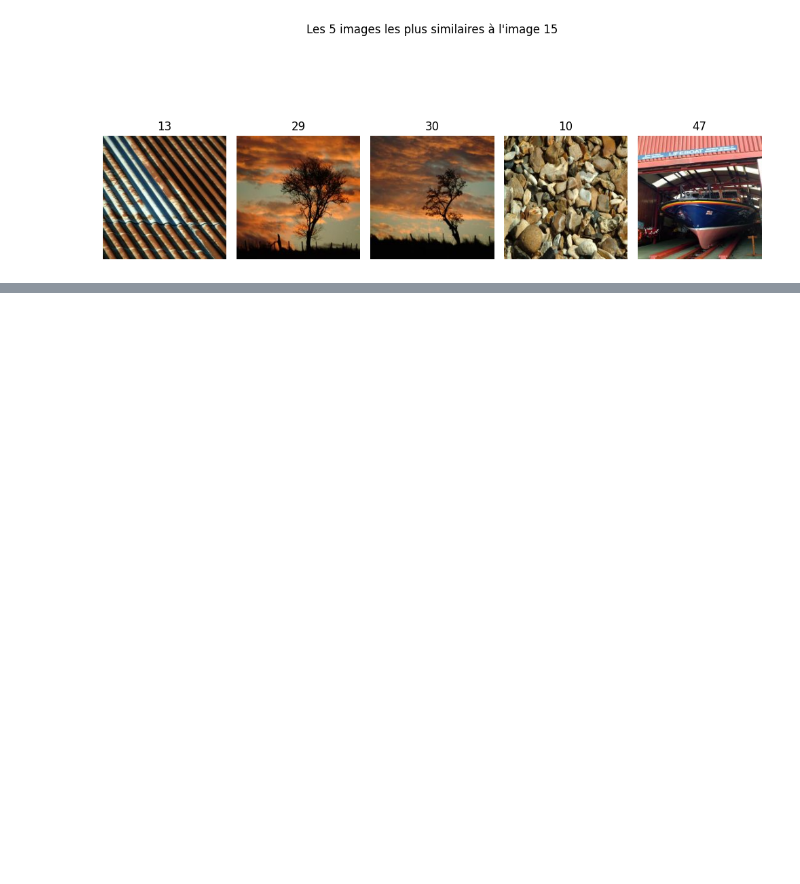
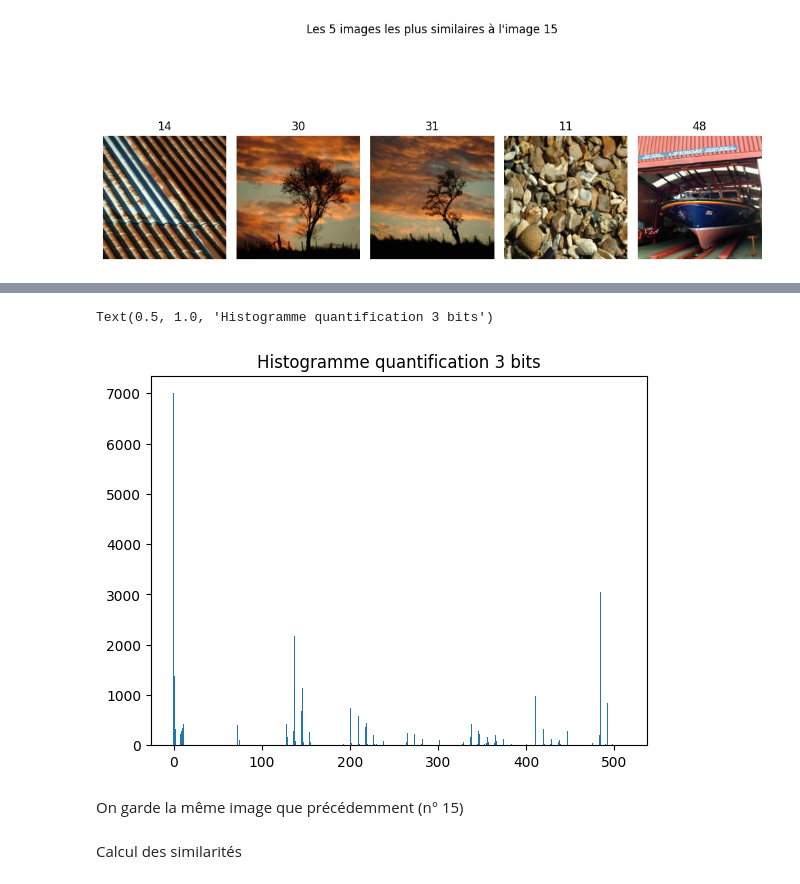
Before and after one commit to kkodjovi/Indexation-d-images-par-la-couleur, a Jupyter notebook: Indexation_couleur.ipynb, the cells around one changed output, grey strips where cells are left out. Saved outputs shown, nothing was run; the diff lists cells and outputs as text; code cells hidden in the pictures; blank space fills up the shorter version.

Commit message:
comparaison quantification sur 3 bits

```diff
--- a/Indexation_couleur.ipynb
+++ b/Indexation_couleur.ipynb
@@ -162,6 +162,6 @@ plus_fortes = sorted(liste_similarite.items(), key=lambda x: x[1], reverse=True)
 top10 = plus_fortes[:5] # 5 images les plus similaires à l'image num_image
 indices_simi = []
 for idx, val in top10:
-    indices_simi.append(idx)
-    print(f"Image {idx} : similarité = {val:.2f}")
+    indices_simi.append(idx+1)
+    print(f"Image {idx+1} : similarité = {val:.2f}")
 # %% [output]
@@ -190,7 +190,7 @@ plt.suptitle(f"Les {5} images les plus similaires à l'image {num_image}")
 for i in range(len(indices_simi)):
     figure.add_subplot(rows, cols, i+1)
     plt.title(indices_simi[i])
-    img = plt.imread(f'Images/Images/{str(indices_simi[i]+1).zfill(2)}.jpg')
+    img = plt.imread(f'Images/Images/{str(indices_simi[i]).zfill(2)}.jpg')
     plt.imshow(img)
     plt.axis("off")
 
@@ -202,0 +205,20 @@ L'image la plus similaire, l'image 13 est très similaire à l'image 15. Il s'ag
+# %%
+
+def quantification3(img):
+    bit7_rouge = (np.bitwise_and(img[:,:,0],128)/128)*2**8
+    bit6_rouge = (np.bitwise_and(img[:,:,0],64)/64)*2**7
+    bit5_rouge = (np.bitwise_and(img[:,:,0],32)/32)*2**6
+    bit7_vert = (np.bitwise_and(img[:,:,1],128)/128)*2**5
+    bit6_vert = (np.bitwise_and(img[:,:,1],64)/64)*2**4
+    bit5_vert = (np.bitwise_and(img[:,:,1],32)/32)*2**3
+    bit7_bleu = (np.bitwise_and(img[:,:,2],128)/128)*2**2
+    bit6_bleu = (np.bitwise_and(img[:,:,2],64)/64)*2**1
+    bit5_bleu = (np.bitwise_and(img[:,:,2],32)/32)*2**0
+    img = bit7_rouge+bit6_rouge+bit5_rouge+bit7_vert+bit6_vert+bit5_vert+bit7_bleu+bit6_bleu+bit5_bleu
+    return img
+
+# application de la fonction
+q_img = quantification3(img)
+
+
+np.unique(q_img)
@@ -202,0 +242,11 @@ L'image la plus similaire, l'image 13 est très similaire à l'image 15. Il s'ag
+# %%
+def histogramme3(img):
+    histogramme = [0]*512  # 64 cases initialisées à zéro
+
+    # parcours des pixels et comptage des occurences
+    for i in range(img.shape[0]):
+        for j in range(img.shape[1]):
+            val = int(img[i, j])
+            histogramme[val] += 1  # incrémentation
+
+    return histogramme
@@ -202,0 +266,6 @@ L'image la plus similaire, l'image 13 est très similaire à l'image 15. Il s'ag
+# %%
+plt.bar(np.arange(512), histogramme3(q_img), )
+plt.title("Histogramme quantification 3 bits")
+# %% [output]
+Text(0.5, 1.0, 'Histogramme quantification 3 bits')
+[figure, added]
@@ -202,0 +274,4 @@ L'image la plus similaire, l'image 13 est très similaire à l'image 15. Il s'ag
+# %% [markdown]
+On garde la même image que précédemment (n° 15)
+# %% [markdown]
+Calcul des similarités
```
Also changed, not shown: parts of 11 cells of this notebook.
